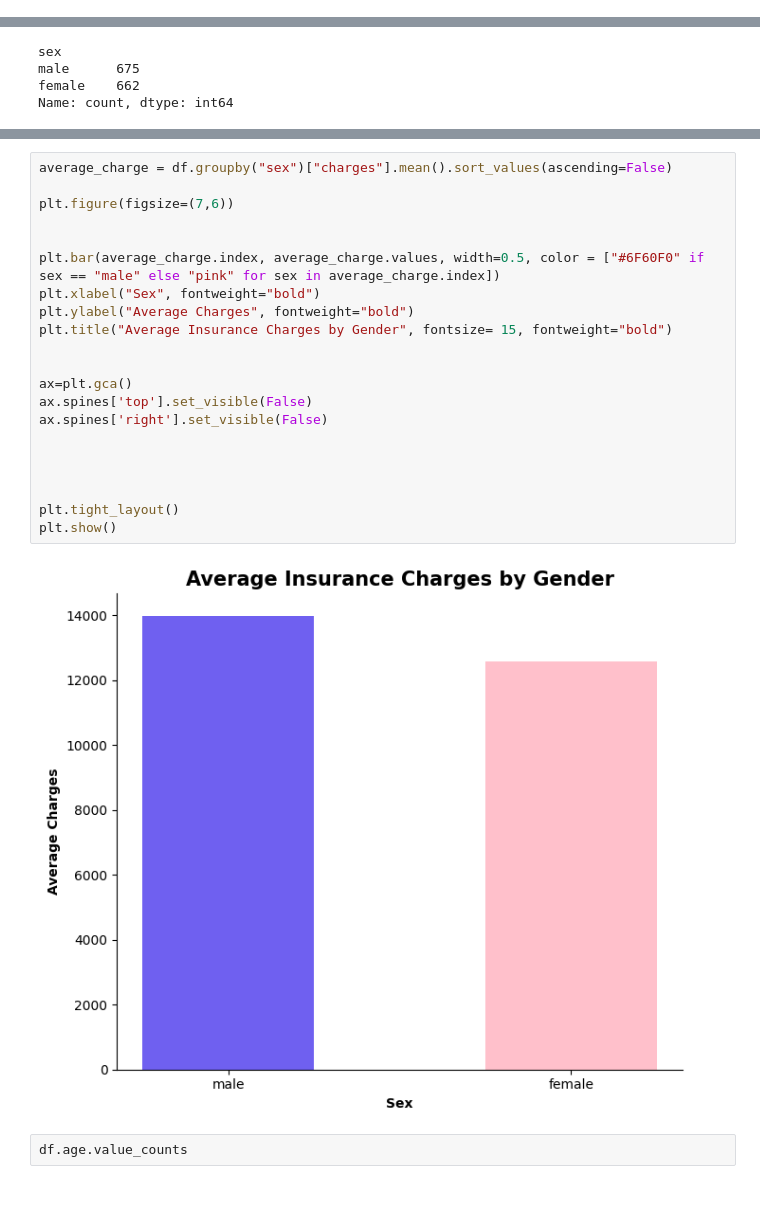
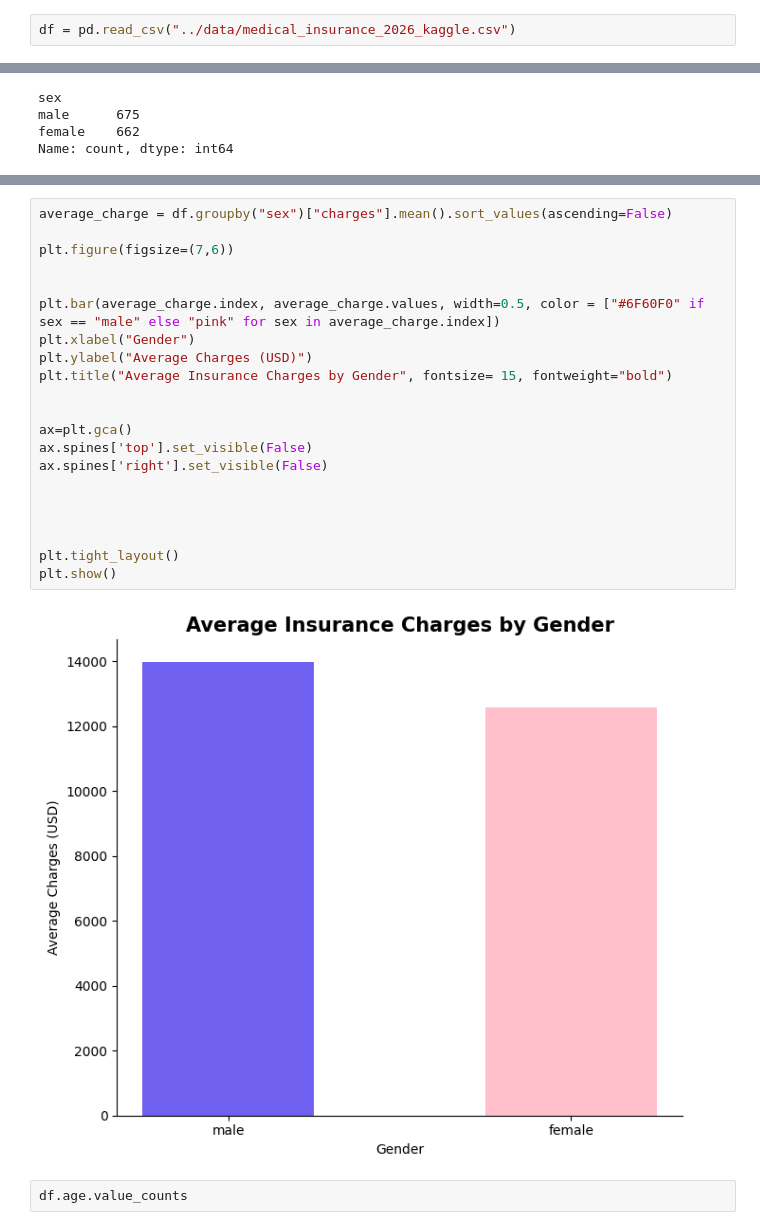
Before and after one commit to bebinshrestha/Insurance_Cost_Analysis, a Jupyter notebook: Notebook/Insurance_cost_analysis.ipynb, the cells around one changed output, grey strips where cells are left out. Cells and saved outputs as stored; diff of their text form; blank space fills up the shorter version.

```diff
--- a/Notebook/Insurance_cost_analysis.ipynb
+++ b/Notebook/Insurance_cost_analysis.ipynb
@@ -6,3 +5,5 @@ df = pd.read_csv("C:/Users/bebin/Projects/Keystone_Project/Data/medical_insuranc
+# %%
+df = pd.read_csv("../data/medical_insurance_2026_kaggle.csv")
 # %%
 df.head()
 # %% [output]
@@ -150,26 +153,26 @@ plt.show()
 # %%
 average_charge = df.groupby("sex")["charges"].mean().sort_values(ascending=False)
 
 plt.figure(figsize=(7,6))
 
 
 plt.bar(average_charge.index, average_charge.values, width=0.5, color = ["#6F60F0" if sex == "male" else "pink" for sex in average_charge.index])
-plt.xlabel("Sex", fontweight="bold")
-plt.ylabel("Average Charges", fontweight="bold")
+plt.xlabel("Gender")
+plt.ylabel("Average Charges (USD)")
 plt.title("Average Insurance Charges by Gender", fontsize= 15, fontweight="bold")
 
 
 ax=plt.gca()
 ax.spines['top'].set_visible(False)
 ax.spines['right'].set_visible(False)
 
 
 
 
 plt.tight_layout()
 plt.show()
 # %% [output]
-[figure, old version]
+[figure, new version]
 # %%
 df.age.value_counts
 # %% [output]
```
Also changed, not shown: parts of 18 cells of this notebook, 1 other file.
